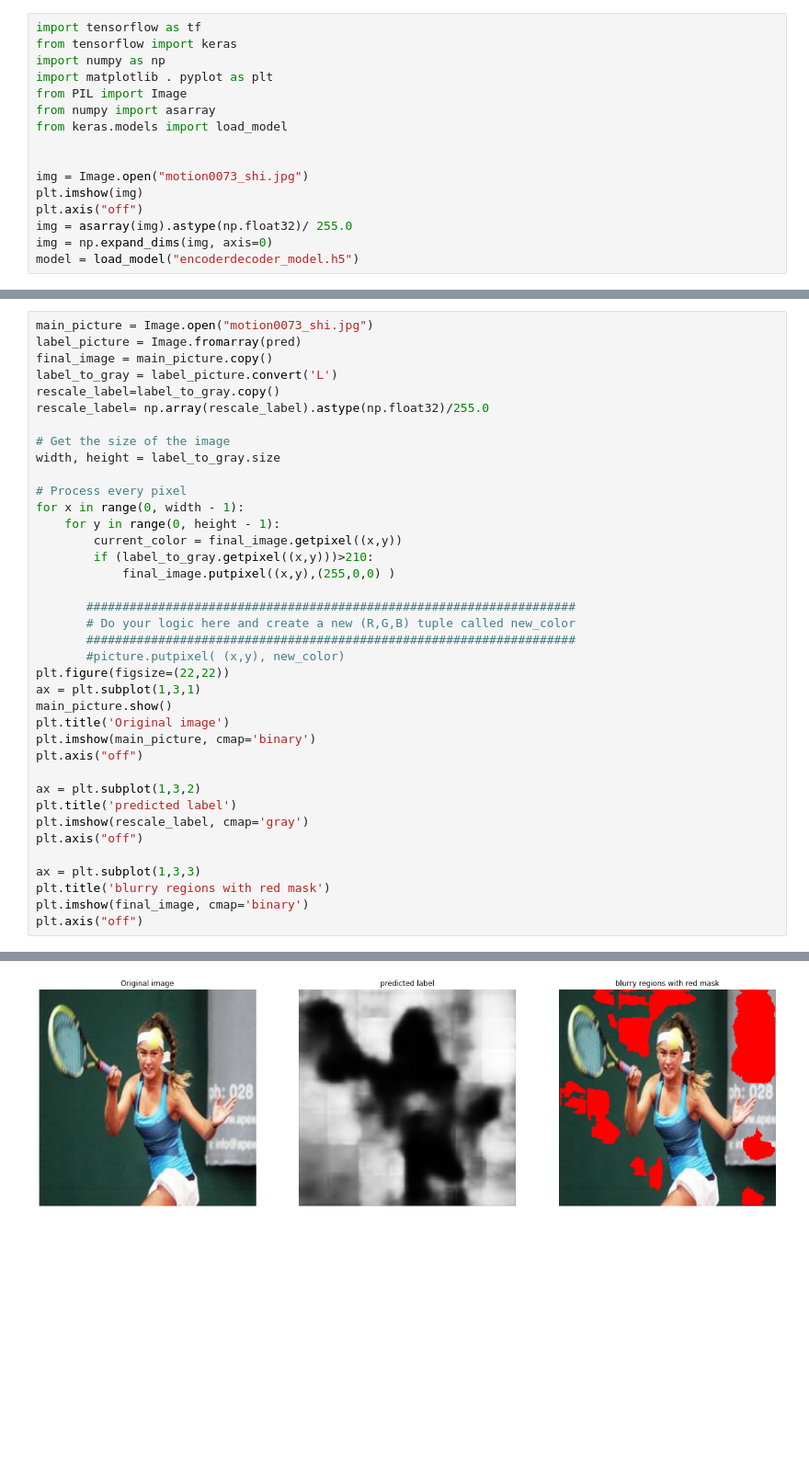
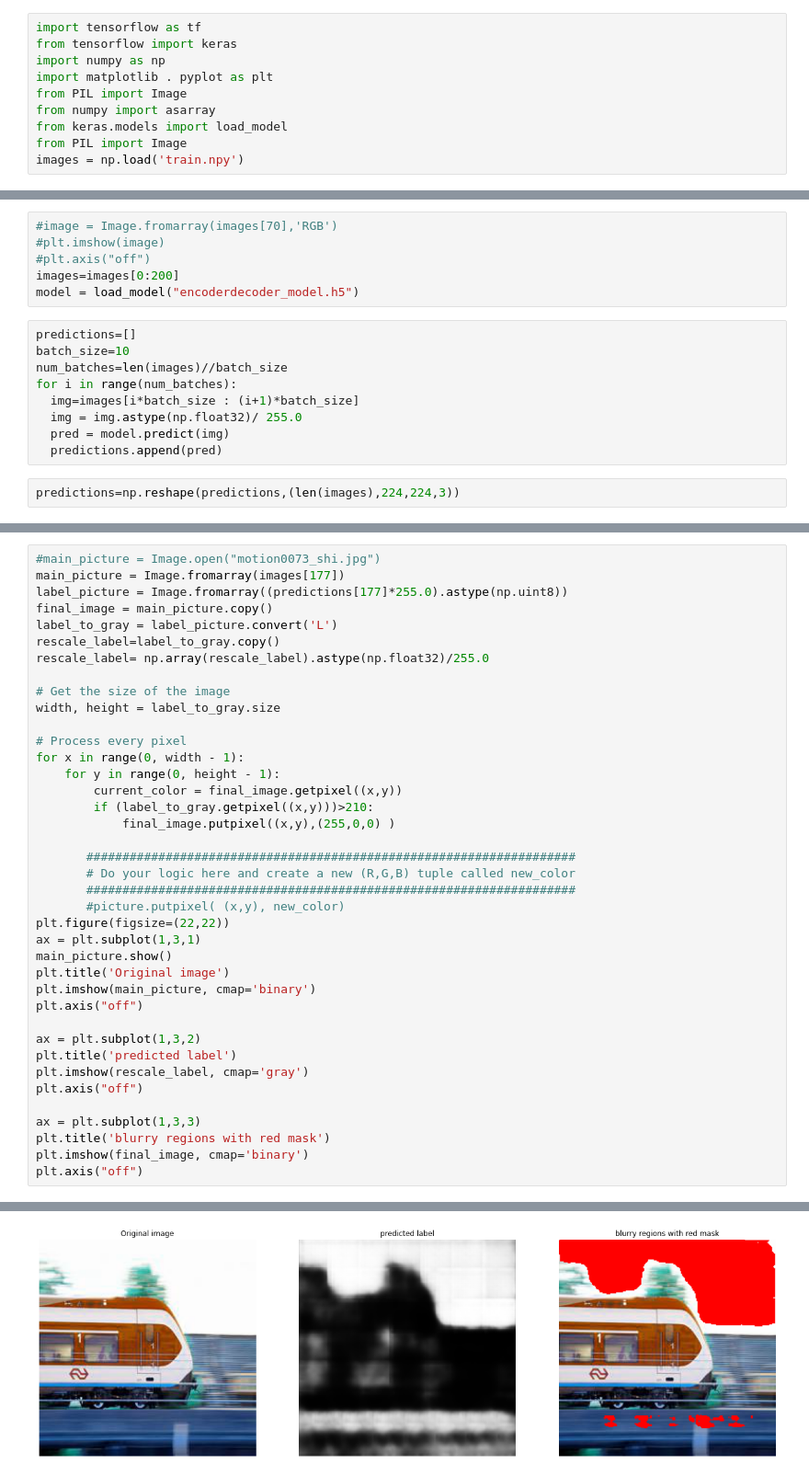
Before and after one commit to MasoudMoeini/Image-blur-detection, a Jupyter notebook: identifier_pred_show.ipynb, the cells around one changed output, grey strips where cells are left out. Shown at 92% size. Saved outputs shown, nothing was run; the diff lists cells and outputs as text; blank space fills up the shorter version.

```diff
--- a/identifier_pred_show.ipynb
+++ b/identifier_pred_show.ipynb
@@ -8,11 +8,5 @@ import matplotlib . pyplot as plt
 from PIL import Image
 from numpy import asarray
 from keras.models import load_model
-
-
-img = Image.open("motion0073_shi.jpg")
-plt.imshow(img)
-plt.axis("off")
-img = asarray(img).astype(np.float32)/ 255.0
-img = np.expand_dims(img, axis=0)
-model = load_model("encoderdecoder_model.h5")
+from PIL import Image
+images = np.load('train.npy')
@@ -20,0 +17,17 @@ model = load_model("encoderdecoder_model.h5")
+# %%
+#image = Image.fromarray(images[70],'RGB')
+#plt.imshow(image)
+#plt.axis("off")
+images=images[0:200]
+model = load_model("encoderdecoder_model.h5")
+# %%
+predictions=[]
+batch_size=10
+num_batches=len(images)//batch_size
+for i in range(num_batches):
+  img=images[i*batch_size : (i+1)*batch_size]
+  img = img.astype(np.float32)/ 255.0
+  pred = model.predict(img)
+  predictions.append(pred)
+# %%
+predictions=np.reshape(predictions,(len(images),224,224,3))
@@ -29,6 +63,7 @@ plt.axis("off")
 # %%
-main_picture = Image.open("motion0073_shi.jpg")
-label_picture = Image.fromarray(pred)
+#main_picture = Image.open("motion0073_shi.jpg")
+main_picture = Image.fromarray(images[177])
+label_picture = Image.fromarray((predictions[177]*255.0).astype(np.uint8))
 final_image = main_picture.copy()
 label_to_gray = label_picture.convert('L')
 rescale_label=label_to_gray.copy()
@@ -39,31 +74,31 @@ width, height = label_to_gray.size
 
 # Process every pixel
 for x in range(0, width - 1):
     for y in range(0, height - 1):
         current_color = final_image.getpixel((x,y))
         if (label_to_gray.getpixel((x,y)))>210:
             final_image.putpixel((x,y),(255,0,0) )
 
        ####################################################################
        # Do your logic here and create a new (R,G,B) tuple called new_color
        ####################################################################
        #picture.putpixel( (x,y), new_color)
 plt.figure(figsize=(22,22))
 ax = plt.subplot(1,3,1)
 main_picture.show()
 plt.title('Original image')
 plt.imshow(main_picture, cmap='binary')
 plt.axis("off")
 
 ax = plt.subplot(1,3,2)
 plt.title('predicted label')
 plt.imshow(rescale_label, cmap='gray')
 plt.axis("off")
 
 ax = plt.subplot(1,3,3)
 plt.title('blurry regions with red mask')
 plt.imshow(final_image, cmap='binary')
 plt.axis("off")
 # %% [output]
 (-0.5, 223.5, 223.5, -0.5)
-[figure, old version]
+[figure, new version]
```
Also changed, not shown: parts of 8 cells of this notebook.
